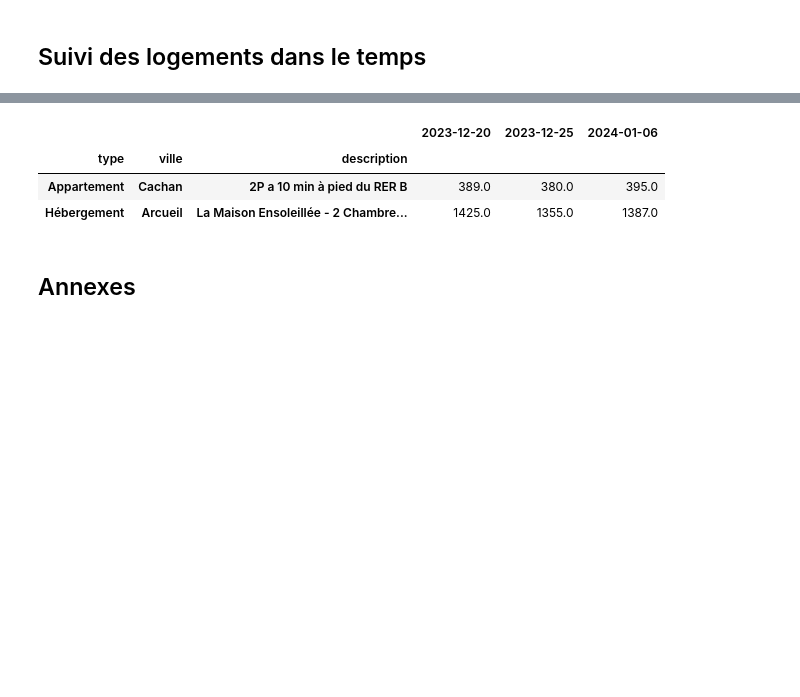
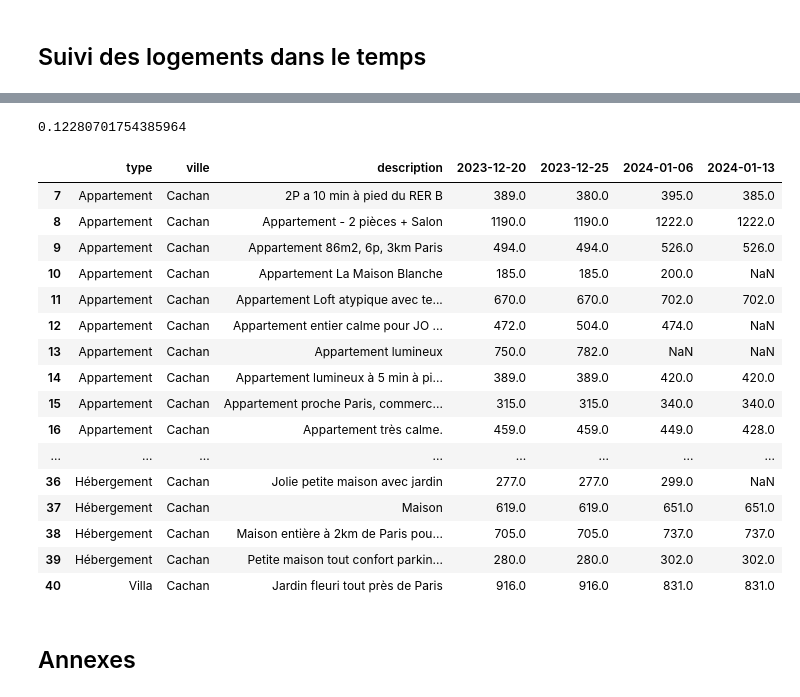
Before and after one commit to PierreDesmet/AirBNB_JO_2024, a Jupyter notebook: Analyses.ipynb, the cells around one changed output, grey strips where cells are left out. Cells and saved outputs as stored; diff of their text form; code cells hidden in the pictures; blank space fills up the shorter version.

```diff
--- a/Analyses.ipynb
+++ b/Analyses.ipynb
@@ -108,12 +138,30 @@ gb
+# %%
+# Parmi ceux qui ont loué, combien avaient concédé à une baisse de prix ?
+(loués.nunique(axis=1) > 1).sum() /  len(loués)
+# %% [output]
+0.12280701754385964
 # %%
 # Ceux qui changent de stratégie :
-gb[gb['2023-12-20'] != gb['2023-12-25']].dropna(how='any')
-TODO
+changeurs = gb[gb.nunique(axis=1) > 1].reset_index()
+changeurs[changeurs.ville == 'Cachan']
 # %% [output]
-|  |  |  | 2023-12-20 | 2023-12-25 | 2024-01-06 |
-| type | ville | description |  |  |  |
-| Appartement | Cachan | 2P a 10 min à pied du RER B | 389.0 | 380.0 | 395.0 |
-| Hébergement | Arcueil | La Maison Ensoleillée - 2 Chambre... | 1425.0 | 1355.0 | 1387.0 |
+|  | type | ville | description | 2023-12-20 | 2023-12-25 | 2024-01-06 | 2024-01-13 |
+| 7 | Appartement | Cachan | 2P a 10 min à pied du RER B | 389.0 | 380.0 | 395.0 | 385.0 |
+| 8 | Appartement | Cachan | Appartement - 2 pièces + Salon | 1190.0 | 1190.0 | 1222.0 | 1222.0 |
+| 9 | Appartement | Cachan | Appartement 86m2, 6p, 3km Paris | 494.0 | 494.0 | 526.0 | 526.0 |
+| 10 | Appartement | Cachan | Appartement La Maison Blanche | 185.0 | 185.0 | 200.0 | NaN |
+| 11 | Appartement | Cachan | Appartement Loft atypique avec te... | 670.0 | 670.0 | 702.0 | 702.0 |
+| 12 | Appartement | Cachan | Appartement entier calme pour JO ... | 472.0 | 504.0 | 474.0 | NaN |
+| 13 | Appartement | Cachan | Appartement lumineux | 750.0 | 782.0 | NaN | NaN |
+| 14 | Appartement | Cachan | Appartement lumineux à 5 min à pi... | 389.0 | 389.0 | 420.0 | 420.0 |
+| 15 | Appartement | Cachan | Appartement proche Paris, commerc... | 315.0 | 315.0 | 340.0 | 340.0 |
+| 16 | Appartement | Cachan | Appartement très calme. | 459.0 | 459.0 | 449.0 | 428.0 |
+| ... | ... | ... | ... | ... | ... | ... | ... |
+| 36 | Hébergement | Cachan | Jolie petite maison avec jardin | 277.0 | 277.0 | 299.0 | NaN |
+| 37 | Hébergement | Cachan | Maison | 619.0 | 619.0 | 651.0 | 651.0 |
+| 38 | Hébergement | Cachan | Maison entière à 2km de Paris pou... | 705.0 | 705.0 | 737.0 | 737.0 |
+| 39 | Hébergement | Cachan | Petite maison tout confort parkin... | 280.0 | 280.0 | 302.0 | 302.0 |
+| 40 | Villa | Cachan | Jardin fleuri tout près de Paris | 916.0 | 916.0 | 831.0 | 831.0 |
 # %%
 # Ceux qui ont vendu :
 TODO
```
Also changed, not shown: parts of 9 cells of this notebook, 2 other files.
